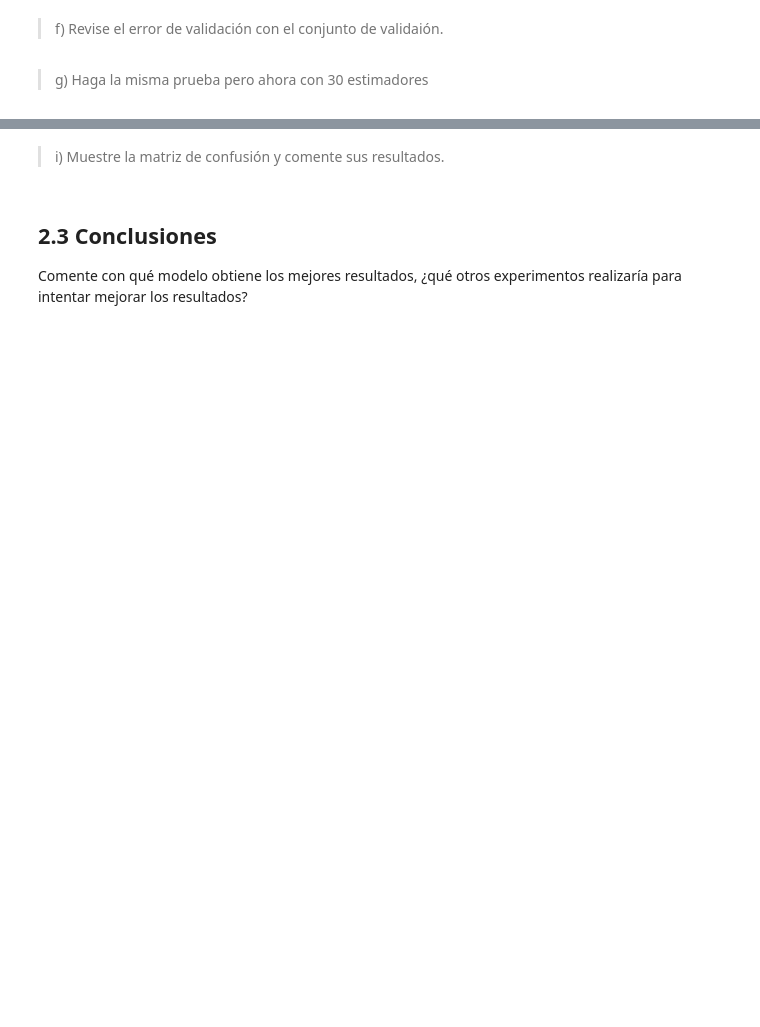
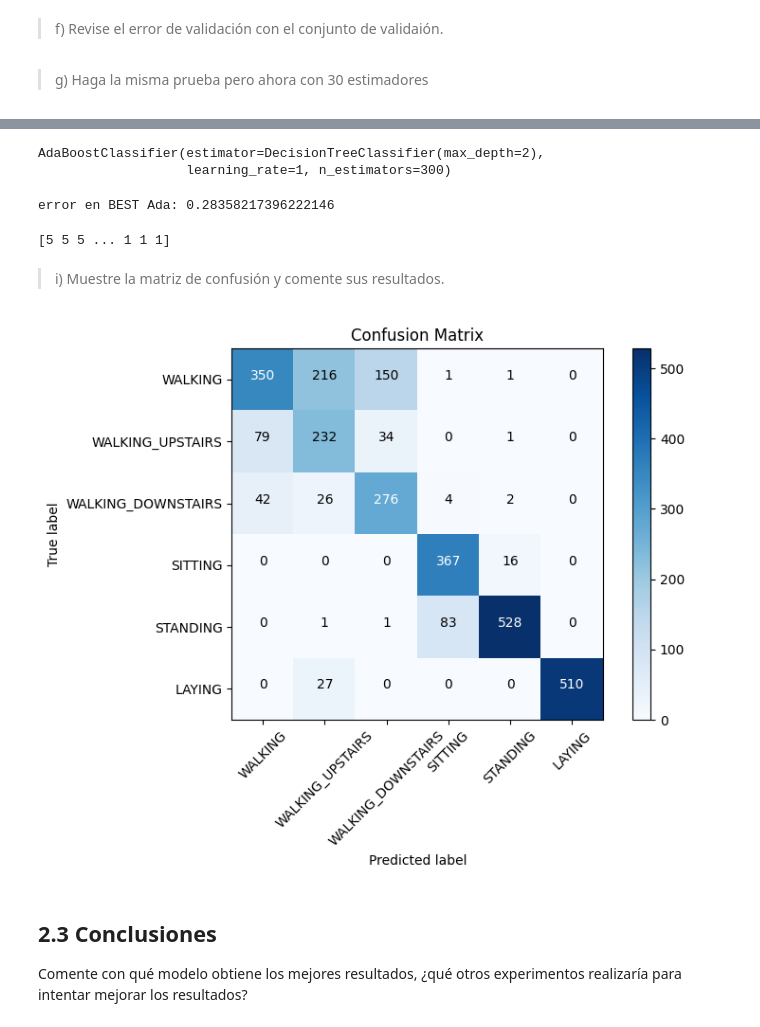
Before and after one commit to Diego-Astaburuaga/Tarea-2-IML, a Jupyter notebook: Entregable_Tarea_2.ipynb, the cells around one changed output, grey strips where cells are left out. Cells and saved outputs as stored; diff of their text form; code cells hidden in the pictures; blank space fills up the shorter version.

```diff
--- a/Entregable_Tarea_2.ipynb
+++ b/Entregable_Tarea_2.ipynb
@@ -1074,5 +1065,5 @@ y_train = y_train - 1
 # %%
-train_count=np.bincount(np.array(y_train))
+train_count=np.bincount(np.array(y_train_help))
 for i in range(6):
     print(activities_description[i],train_count[i])
 plt.bar(activities_description.values(), list(train_count), width=0.5)
@@ -1604,5 +1624,5 @@ El mejor modelo es el 6 con un accuracy de 0.906
 # %%
-ANN = ANN_6
+ANN = ANN_5
 ANN.compile(optimizer='sgd', loss='categorical_crossentropy',metrics=['categorical_accuracy'])
 history = ANN.fit(x_train, y_train_OHE,
                   batch_size=256,
@@ -1727,9 +1765,11 @@ En AdaBoost, en cada iteración del algoritmo, se ajustan los pesos de las insta
 Un _learning rate_ bajo significa que cada clasificador débil contribuye menos al modelo final, lo que resulta en un modelo más conservador y menos propenso a sobreajustar los datos de entrenamiento. Por otro lado, un _learning rate_ alto permite que cada clasificador débil tenga una mayor influencia en el modelo final, lo que puede conducir a un ajuste más preciso de los datos de entrenamiento, pero también aumenta el riesgo de sobreajuste.
 
 Es importante ajustar el valor del _learning rate_ cuidadosamente, ya que un valor demasiado bajo puede hacer que el modelo requiera muchas iteraciones para converger, mientras que un valor demasiado alto puede conducir a una convergencia rápida pero a un rendimiento subóptimo. Por lo tanto, encontrar un equilibrio adecuado es crucial para obtener buenos resultados con AdaBoost.
+# %%
+x_train2, x_val, y_train2, y_val = train_test_split(x_train, y_train, test_size=0.1, random_state=42)
 # %%
 ada = AdaBoostClassifier(
     DecisionTreeClassifier(max_depth=2), n_estimators=300, learning_rate=1
 )
 # %%
-ada.fit(x_train, y_train)
+ada.fit(x_train2, y_train2)
@@ -1751,5 +1839,63 @@ n_trees_ada = len(ada)
+# %%
+best_ada.fit(x_train, y_train)
+# %% [output]
+AdaBoostClassifier(estimator=DecisionTreeClassifier(max_depth=2),
+                   learning_rate=1, n_estimators=300)
+# %%
+best_ada_errors = []
+total_weight = sum(best_ada.estimator_weights_)  # Suma de los pesos de todos los clasificadores débiles
+
+for pred, weight in zip(best_ada.staged_predict(x_test), best_ada.estimator_weights_):
+    weighted_error = sum(weight * (pred != y_test)) / (total_weight*len(pred))
+    best_ada_errors.append(weighted_error)
+
+n_trees_best_ada = len(best_ada_errors)
+error_total_best_ada = sum(best_ada_errors)
+
+print(f'error en BEST Ada: {error_total_best_ada}')
+# %% [output]
+error en BEST Ada: 0.28358217396222146
+# %%
+print(ada.predict(x_test))
+# %% [output]
+[5 5 5 ... 1 1 1]
 # %% [markdown]
 > i) Muestre la matriz de confusión y comente sus resultados.
+# %%
+# Create the confusion matrix
+cm = confusion_matrix(ada.predict(x_test), cat[y_pred])
+
+# Get the number of classes
+num_classes = 6
+
+# Plot the confusion matrix
+plt.figure(figsize=(8, 6))
+plt.imshow(cm, interpolation='nearest', cmap=plt.cm.Blues)
+plt.title('Confusion Matrix')
+plt.colorbar()
+
+# Add x-axis and y-axis labels
+tick_marks = np.arange(num_classes)
+plt.xticks(tick_marks, LABELS, rotation=45)
+plt.yticks(tick_marks, LABELS)
+
+# Add labels to each cell
+thresh = cm.max() / 2.0
+for i in range(num_classes):
+    for j in range(num_classes):
+        plt.text(j, i, format(cm[i, j], 'd'),
+                 horizontalalignment="center",
+                 color="white" if cm[i, j] > thresh else "black")
+
+# Add axis labels
+plt.ylabel('True label')
+plt.xlabel('Predicted label')
+
+# Show the plot
+plt.tight_layout()
+plt.show()
+# %% [output]
+[figure, added]
 # %% [markdown]
 ## 2.3 Conclusiones
 
```
Also changed, not shown: parts of 36 cells of this notebook.
